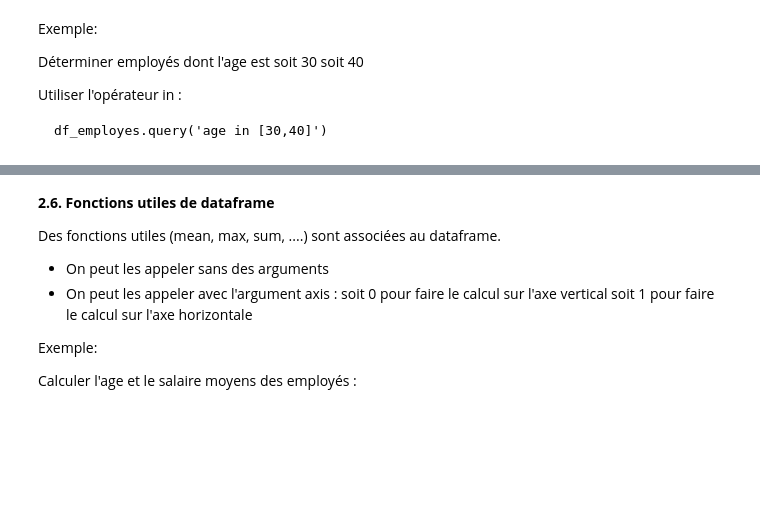
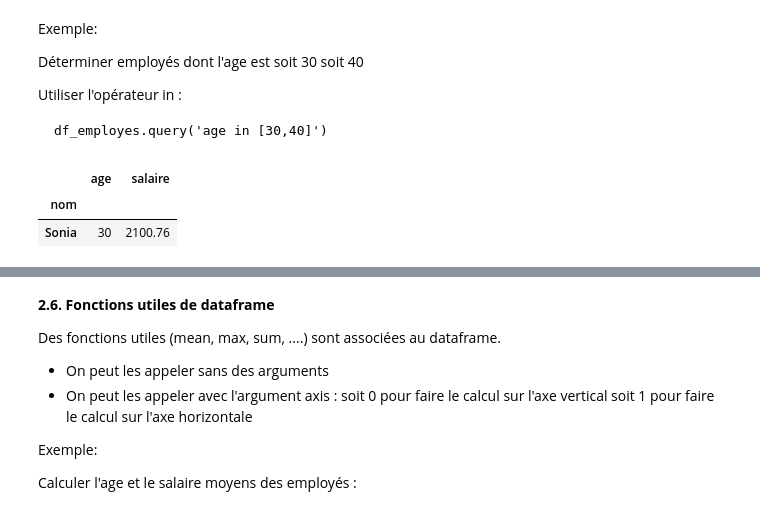
Before and after one commit to MarouaneAyech/python_data_science_s, a Jupyter notebook: seance7/notebook_dataframes.ipynb, the cells around one changed output, grey strips where cells are left out. Cells and saved outputs as stored; diff of their text form; code cells hidden in the pictures; blank space fills up the shorter version.

```diff
--- a/seance7/notebook_dataframes.ipynb
+++ b/seance7/notebook_dataframes.ipynb
@@ -399,3 +404,10 @@ Déterminer employés dont l'age est soit 30 soit 40
 Utiliser l'opérateur in :
 
     df_employes.query('age in [30,40]')
+# %%
+# condition avec l'oéprateur "in"
+df_employes.query('age in [30,40]')
+# %% [output]
+|  | age | salaire |
+| nom |  |  |
+| Sonia | 30 | 2100.76 |
```
Also changed, not shown: parts of 32 cells of this notebook, 1 other file.
